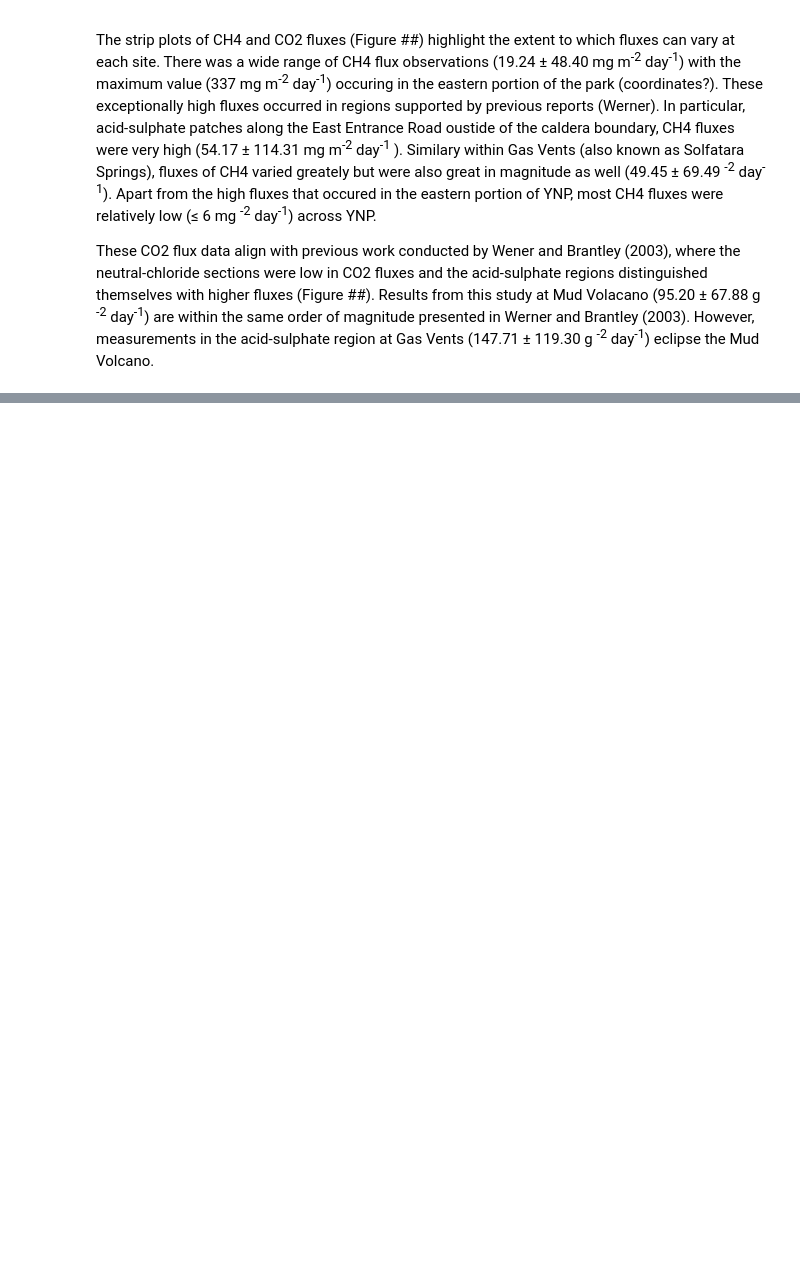
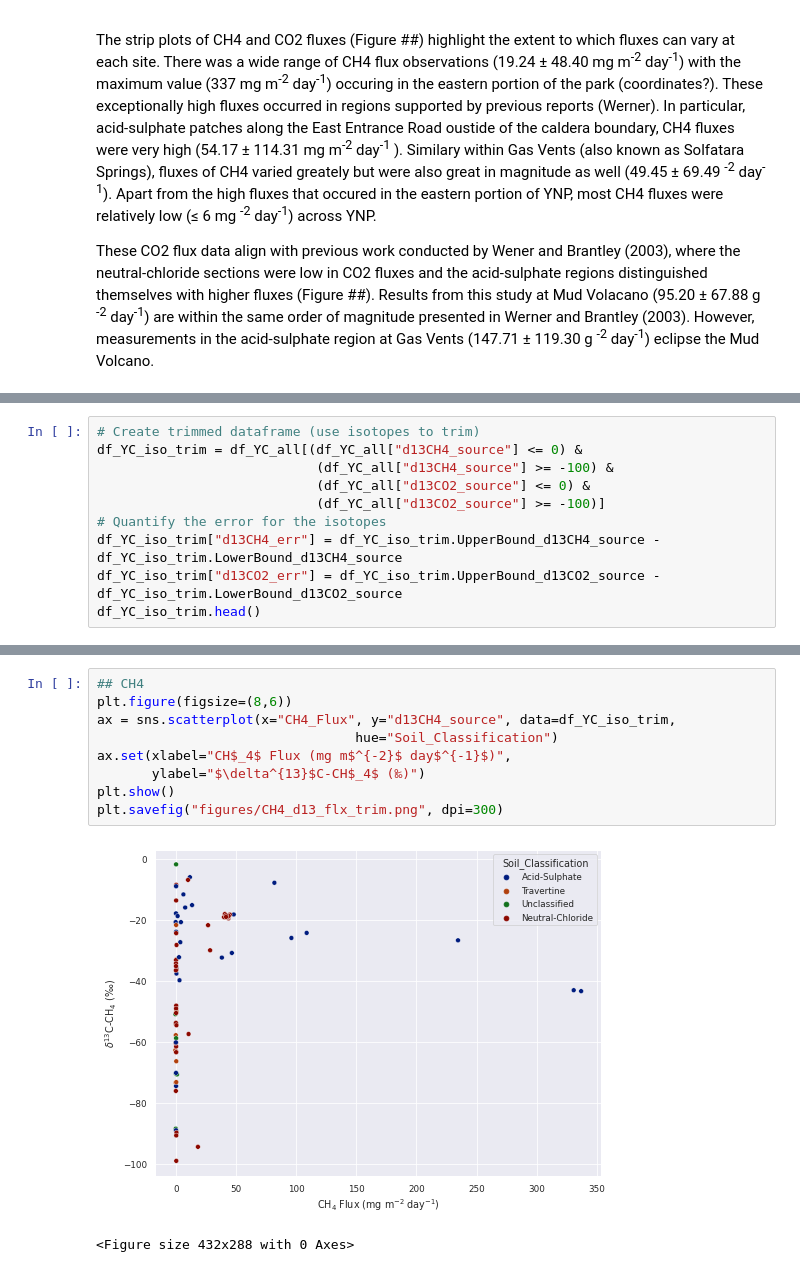
Before and after one commit to 907Resident/caldera-gases, a Jupyter notebook: site_differentation.ipynb, the cells around one changed output, grey strips where cells are left out. Drawn from its saved outputs; the diff is of its cells as text; blank space fills up the shorter version.

```diff
--- a/site_differentation.ipynb
+++ b/site_differentation.ipynb
@@ -315,0 +336,10 @@ These CO2 flux data align with previous work conducted by Wener and Brantley (20
+# %%
+# Create trimmed dataframe (use isotopes to trim)
+df_YC_iso_trim = df_YC_all[(df_YC_all["d13CH4_source"] <= 0) &
+                            (df_YC_all["d13CH4_source"] >= -100) &
+                            (df_YC_all["d13CO2_source"] <= 0) &
+                            (df_YC_all["d13CO2_source"] >= -100)]
+# Quantify the error for the isotopes
+df_YC_iso_trim["d13CH4_err"] = df_YC_iso_trim.UpperBound_d13CH4_source - df_YC_iso_trim.LowerBound_d13CH4_source
+df_YC_iso_trim["d13CO2_err"] = df_YC_iso_trim.UpperBound_d13CO2_source - df_YC_iso_trim.LowerBound_d13CO2_source
+df_YC_iso_trim.head()
@@ -315,0 +362,12 @@ These CO2 flux data align with previous work conducted by Wener and Brantley (20
+# %%
+## CH4
+plt.figure(figsize=(8,6))
+ax = sns.scatterplot(x="CH4_Flux", y="d13CH4_source", data=df_YC_iso_trim,
+                                 hue="Soil_Classification")
+ax.set(xlabel="CH$_4$ Flux (mg m$^{-2}$ day$^{-1}$)",
+       ylabel="$\delta^{13}$C-CH$_4$ (‰)")
+plt.show()
+plt.savefig("figures/CH4_d13_flx_trim.png", dpi=300)
+# %% [output]
+[figure, added]
+<Figure size 432x288 with 0 Axes>
```
Also changed, not shown: parts of 22 cells of this notebook.
